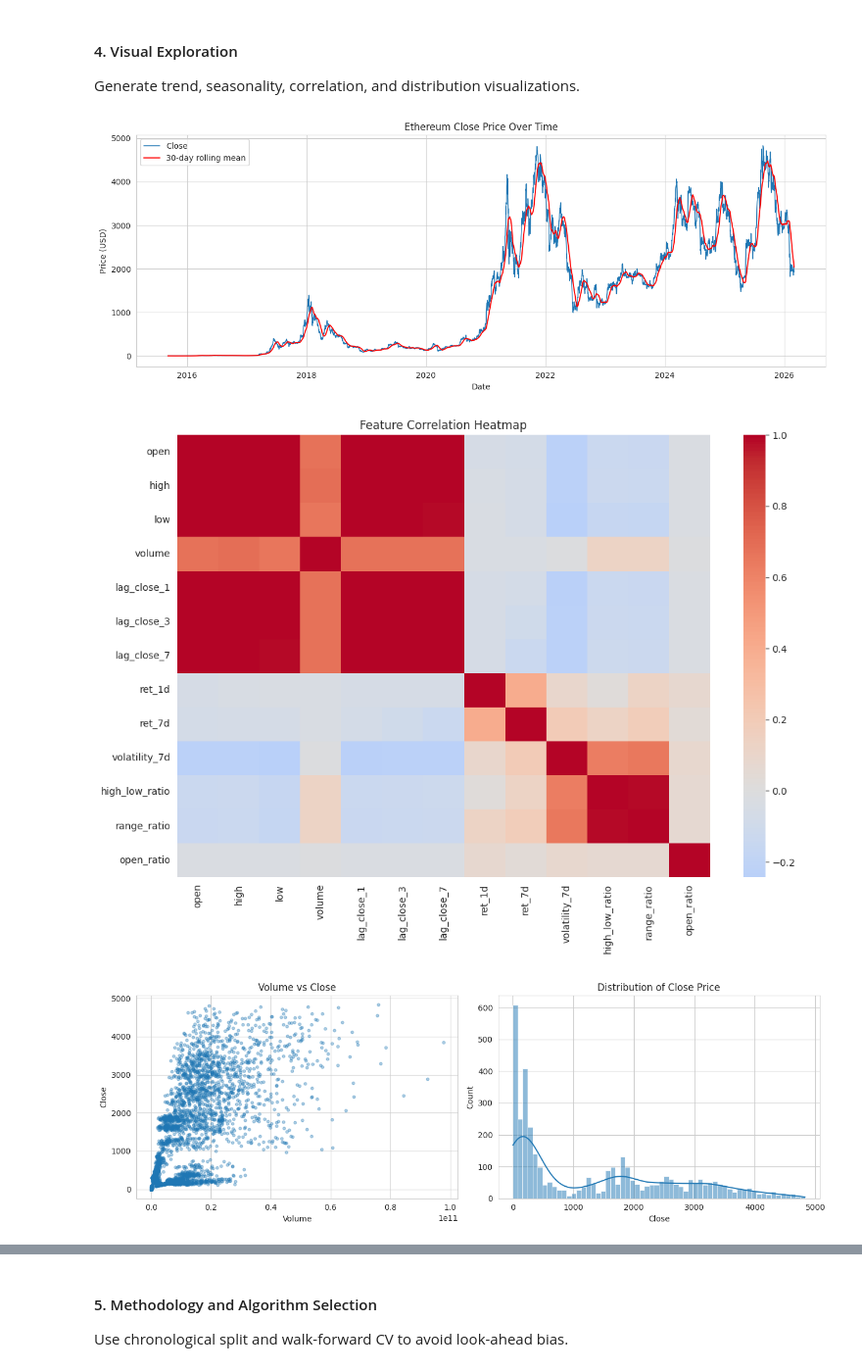
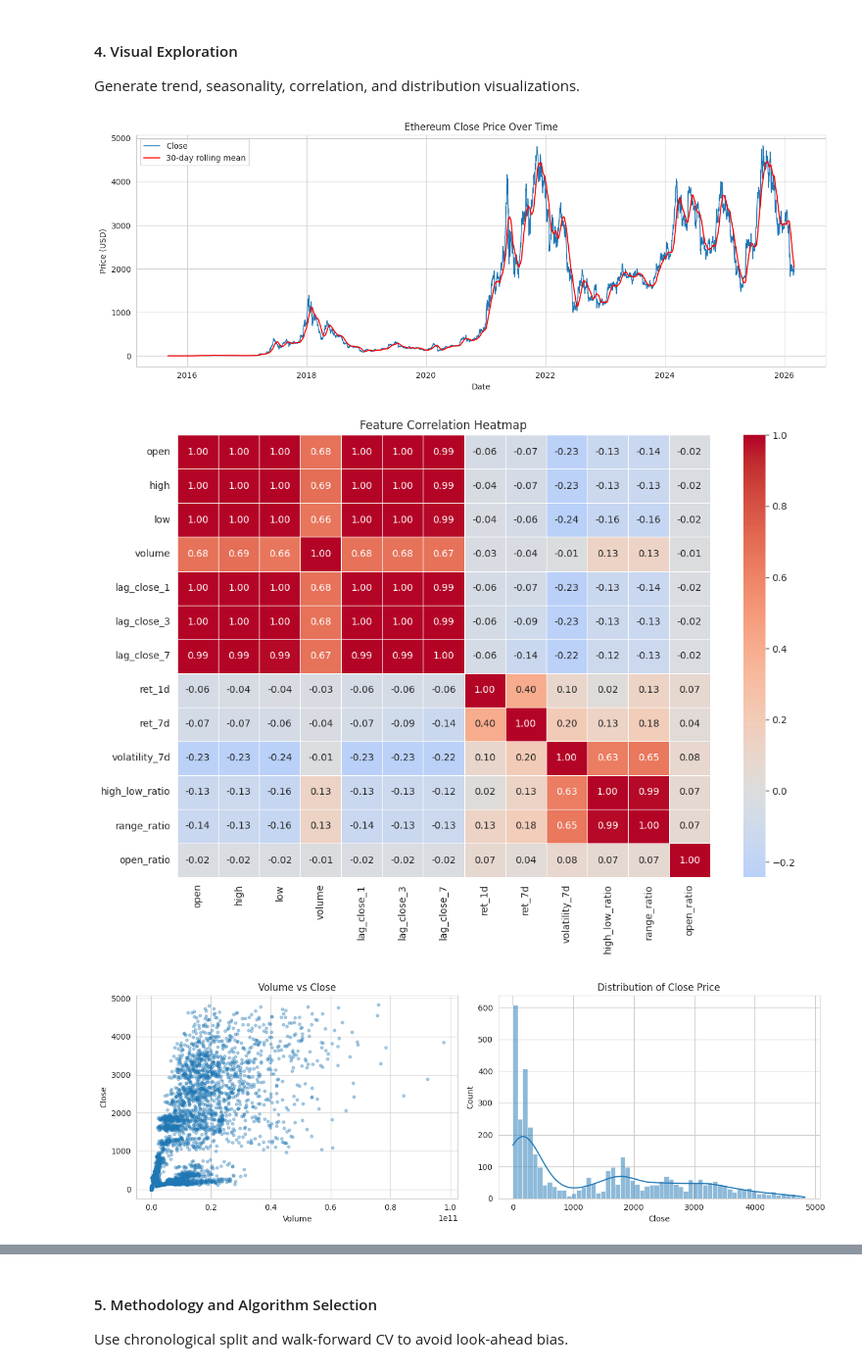
Before and after one commit to santiago-cruzlopez/WLV-MSc-AI, a Jupyter notebook: 01_Data_Mining_&_Informatics/W7_Final_Assessment/7CS074_Final_Assessment.ipynb, the cells around one changed output, grey strips where cells are left out. Shown at 98% size. Saved outputs shown, nothing was run; the diff lists cells and outputs as text; code cells hidden in the pictures.

Commit message:
7CS074 - Final Assessment: Ethereum Directional Forecasting

```diff
--- a/01_Data_Mining_&_Informatics/W7_Final_Assessment/Final_Assessment.ipynb
+++ b/01_Data_Mining_&_Informatics/W7_Final_Assessment/7CS074_Final_Assessment.ipynb
@@ -238,9 +237,9 @@ plt.legend()
 plt.tight_layout()
 plt.show()
 
-# Correlation heatmap
+# Correlation heatmap with annotations
 plt.figure(figsize=(11, 8))
-sns.heatmap(X_fe.corr(), cmap="coolwarm", center=0)
+sns.heatmap(X_fe.corr(), annot=True, fmt=".2f", cmap="coolwarm", center=0, linewidths=0.5)
 plt.title("Feature Correlation Heatmap")
 plt.tight_layout()
 plt.show()
@@ -296,35 +295,35 @@ for yr in seasonality_rows:
             row_text.append(f"{r:.1f}%")
             row_colors.append("#c7f9cc" if r > 0 else "#ffd6d6")
         else:
             row_text.append("")
             row_colors.append("#f7f7f7")
 
     r_a = annual.loc[yr, "ret_year_pct"]
     row_text.append(f"{r_a:.1f}%")
     row_colors.append("#c7f9cc" if r_a > 0 else "#ffd6d6")
 
     cell_text.append(row_text)
     cell_colors.append(row_colors)
 
 fig, ax = plt.subplots(figsize=(16, 10))
 ax.axis("off")
 tbl = ax.table(
     cellText=cell_text,
     rowLabels=seasonality_rows,
     colLabels=col_labels,
     cellColours=cell_colors,
     cellLoc="center",
     loc="center"
 )
 tbl.auto_set_font_size(False)
 tbl.set_fontsize(8.5)
 tbl.scale(1.08, 1.45)
-plt.title("Ethereum Seasonality: Monthly and Annual Return", pad=15)
+plt.title("Ethereum Seasonality: Monthly and Annual Returns", pad=15)
 plt.tight_layout()
 plt.show()
 # %% [output]
 [figure]
-[figure, old version]
+[figure, new version]
 [figure]
 [figure]
 # %% [markdown]
```
Also changed, not shown: parts of 1 cell of this notebook, 8 other files.
